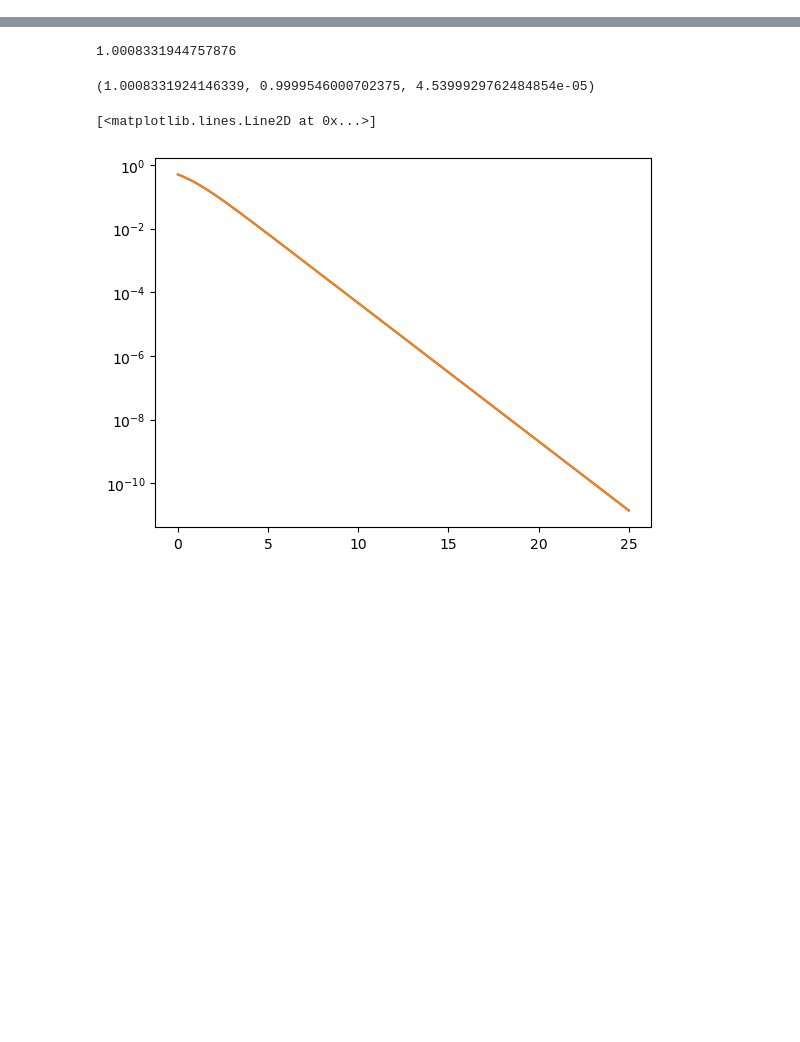
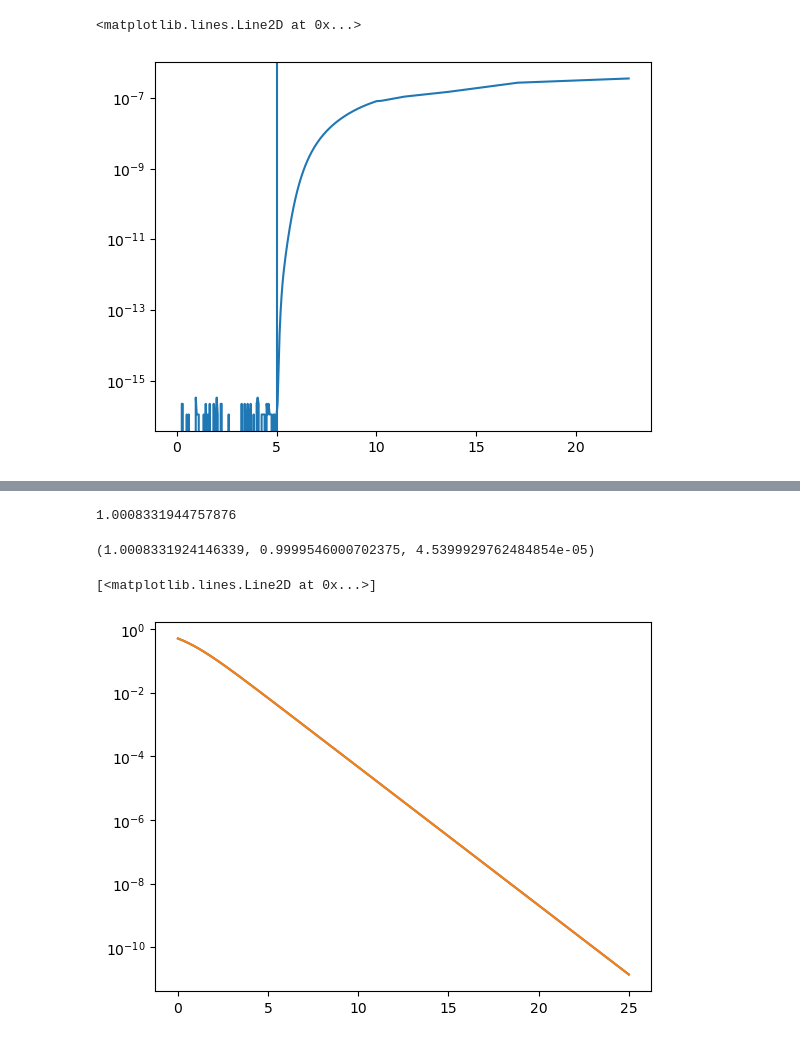
Before and after one commit to nuLABatUSD/QKE_test, a Jupyter notebook: integrator.ipynb, the cells around one changed output, grey strips where cells are left out. Drawn from its saved outputs; the diff is of its cells as text; code cells hidden in the pictures; blank space fills up the shorter version.

Commit message:
testing inner integral

```diff
--- a/integrator.ipynb
+++ b/integrator.ipynb
@@ -39,6 +39,18 @@ class density:
             f[i] = self.fun_e(p_all[i-1])
             g[i] = self.fun_m(p_all[i-1])
         return f, g
+
+    def fg_interp_extrap(self, p_all):
+        f = np.zeros(5)
+        g = np.zeros(5)
+        for i in range(1, 5):
+            temp = matrix_interp_extrap(p_all[i-1], self.e, self.rho)
+            fe_temp = 0.5 * temp[0] * (1 + temp[3])
+            fm_temp = 0.5 * temp[0] * (1 - temp[3])
+
+            f[i] = fe_temp
+            g[i] = fm_temp
+        return f, g
 # %%
 def matrix_interp_extrap(x, e_epsilon, P_arrays):
     rho_ee = np.zeros(len(e_epsilon.eps))
@@ -76,3 +152,7 @@ SyntaxError: incomplete input (2282356538.py, line 2)
 # %%
-e_og = epsilon(10, 201, 5)
-rho_og = density(10, 201, 5, int.f_FD_e, int.f_FD_m)
+rho_og = density(10, 201, 5, integ.f_FD_e, integ.f_FD_m)
+# %%
+%%time
+integrand_2 = np.zeros((4,len(rho_og.e.eps)))
+for i in range(len(integrand_2[0])):
+    integrand_2[:,i] = inner_integral(rho_og.e.eps[100], rho_og.e.eps[i], rho_og)
@@ -79 +178,7 @@ rho_og = density(10, 201, 5, int.f_FD_e, int.f_FD_m)
+# %%
+plt.semilogy(rho_og.e.eps, np.abs(1-integrand_2[3,:]/integrand_2[1,:]))
+plt.axvline(rho_og.e.linspace_max-rho_og.e.eps[100])
+# %% [output]
+<matplotlib.lines.Line2D at 0x...>
+[figure, added]
 # %%
```
Also changed, not shown: parts of 10 cells of this notebook.
